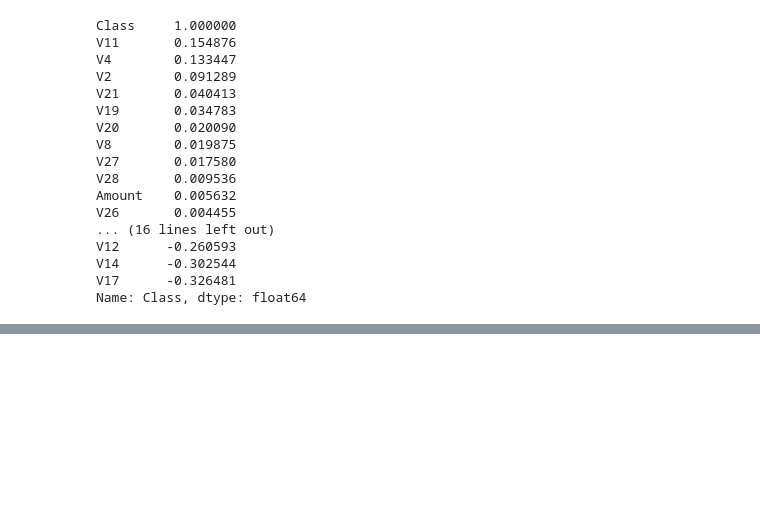
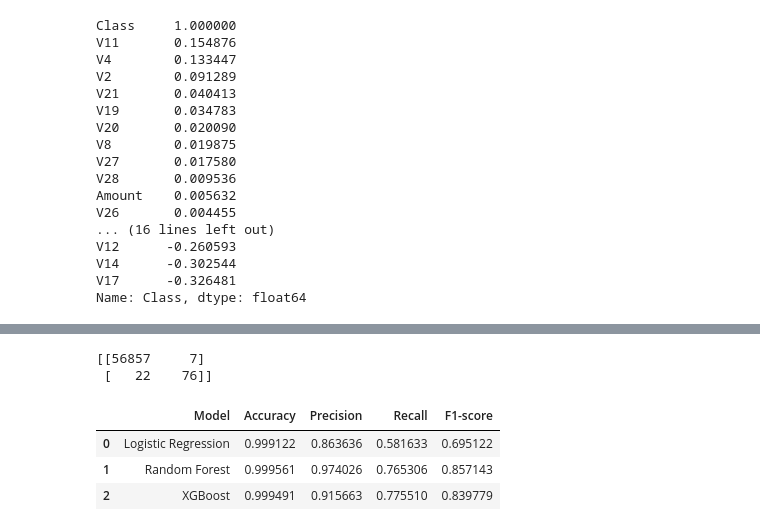
Before and after one commit to Hung232006/FRAUDDETECTION, a Jupyter notebook: notebooks/eda.ipynb, the cells around one changed output, grey strips where cells are left out. Cells and saved outputs as stored; diff of their text form; code cells hidden in the pictures; blank space fills up the shorter version.

```diff
--- a/notebooks/eda.ipynb
+++ b/notebooks/eda.ipynb
@@ -189,0 +222,2 @@ Name: Class, dtype: float64
+# %%
+y_pred = model.predict(X_test)
@@ -189,0 +332,49 @@ Name: Class, dtype: float64
+# %%
+print(confusion_matrix(y_test, xgb_pred))
+# %% [output]
+[[56857     7]
+ [   22    76]]
+# %%
+#Phần C - So sánh các mô hình
+models = ["Logistic Regression", "Random Forest", "XGBoost"]
+
+accuracy = [
+    accuracy_score(y_test, y_pred),
+    accuracy_score(y_test, rf_pred),
+    accuracy_score(y_test, xgb_pred)
+]
+
+precision = [
+    precision_score(y_test, y_pred),
+    precision_score(y_test, rf_pred),
+    precision_score(y_test, xgb_pred)
+]
+
+recall = [
+    recall_score(y_test, y_pred),
+    recall_score(y_test, rf_pred),
+    recall_score(y_test, xgb_pred)
+]
+
+f1 = [
+    f1_score(y_test, y_pred),
+    f1_score(y_test, rf_pred),
+    f1_score(y_test, xgb_pred)
+]
+# %%
+import pandas as pd
+
+result = pd.DataFrame({
+    "Model": models,
+    "Accuracy": accuracy,
+    "Precision": precision,
+    "Recall": recall,
+    "F1-score": f1
+})
+
+result
+# %% [output]
+|  | Model | Accuracy | Precision | Recall | F1-score |
+| 0 | Logistic Regression | 0.999122 | 0.863636 | 0.581633 | 0.695122 |
+| 1 | Random Forest | 0.999561 | 0.974026 | 0.765306 | 0.857143 |
+| 2 | XGBoost | 0.999491 | 0.915663 | 0.775510 | 0.839779 |
```
Also changed, not shown: parts of 19 cells of this notebook, 9 other files.
